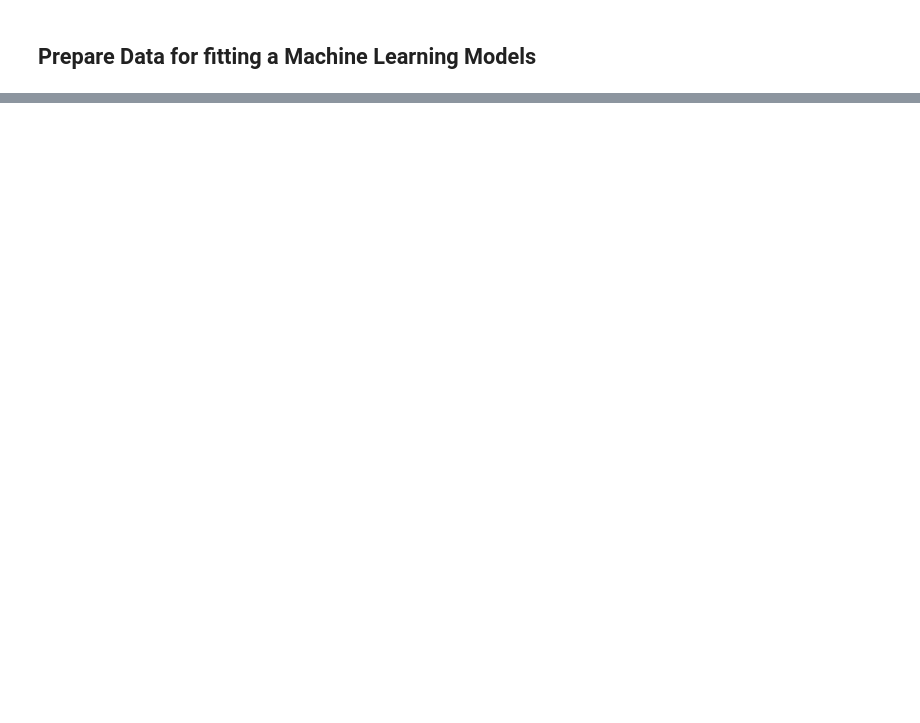
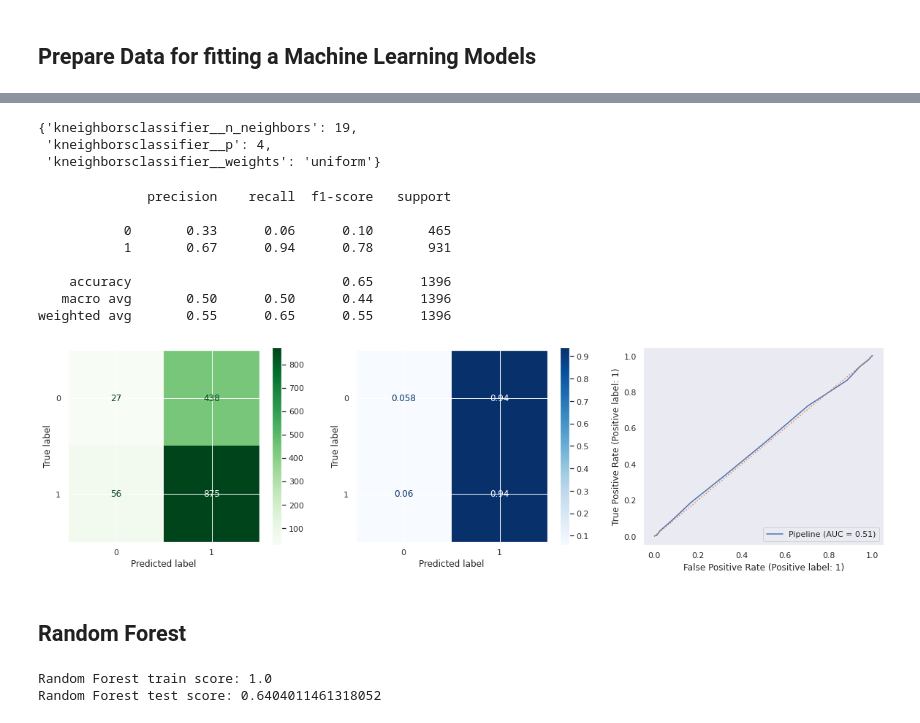
Before and after one commit to AliyevaO/Loan, a Jupyter notebook: Loan_project.ipynb, the cells around one changed output, grey strips where cells are left out. Drawn from its saved outputs; the diff is of its cells as text; code cells hidden in the pictures; blank space fills up the shorter version.

```diff
--- a/Loan_project.ipynb
+++ b/Loan_project.ipynb
@@ -368,0 +576,10 @@ plt.savefig('Average Applicant and CoApplicant income.png', dpi = 300);
+# %%
+#make a dictionary with parameters to tune the model
+params = {'kneighborsclassifier__n_neighbors': range(1,20,2),
+          'kneighborsclassifier__weights': ['uniform', 'distance'],
+          'kneighborsclassifier__p': [2, 3, 4]}
+# %%
+#use GridSearchCV to find best parameters for the model
+knn_grid = GridSearchCV(knn_pipe, params)
+
+knn_grid.fit(X_train, y_train)
@@ -368,0 +607,43 @@ plt.savefig('Average Applicant and CoApplicant income.png', dpi = 300);
+# %%
+#check best parameters for the model
+knn_grid.best_params_
+# %% [output]
+{'kneighborsclassifier__n_neighbors': 19,
+ 'kneighborsclassifier__p': 4,
+ 'kneighborsclassifier__weights': 'uniform'}
+# %%
+#make the best version of the model from the gridsearch object
+best_knn = knn_grid.best_estimator_
+# %%
+#display a classification report, confusion matrix and ROC AUC for KNN with best parameters
+evaluate_classification(best_knn, X_test, y_test)
+# %% [output]
+              precision    recall  f1-score   support
+
+           0       0.33      0.06      0.10       465
+           1       0.67      0.94      0.78       931
+
+    accuracy                           0.65      1396
+   macro avg       0.50      0.50      0.44      1396
+weighted avg       0.55      0.65      0.55      1396
+[figure, added]
+# %% [markdown]
+## Random Forest
+# %%
+#instantiate Random Forest (default version of model with default hyperparameters)
+rf = RandomForestClassifier()
+
+#make pipeline with model and transformer
+rf_pipe = make_pipeline(transformer, rf)
+
+# fit model and print scores
+rf_pipe.fit(X_train, y_train)
+
+train_preds_rf = rf_pipe.predict(X_train)
+test_preds_rf = rf_pipe.predict(X_test)
+
+print('Random Forest train score:', accuracy_score(y_train, train_preds_rf))
+print('Random Forest test score:', accuracy_score(y_test, test_preds_rf))
+# %% [output]
+Random Forest train score: 1.0
+Random Forest test score: 0.6404011461318052
```
Also changed, not shown: parts of 58 cells of this notebook.
